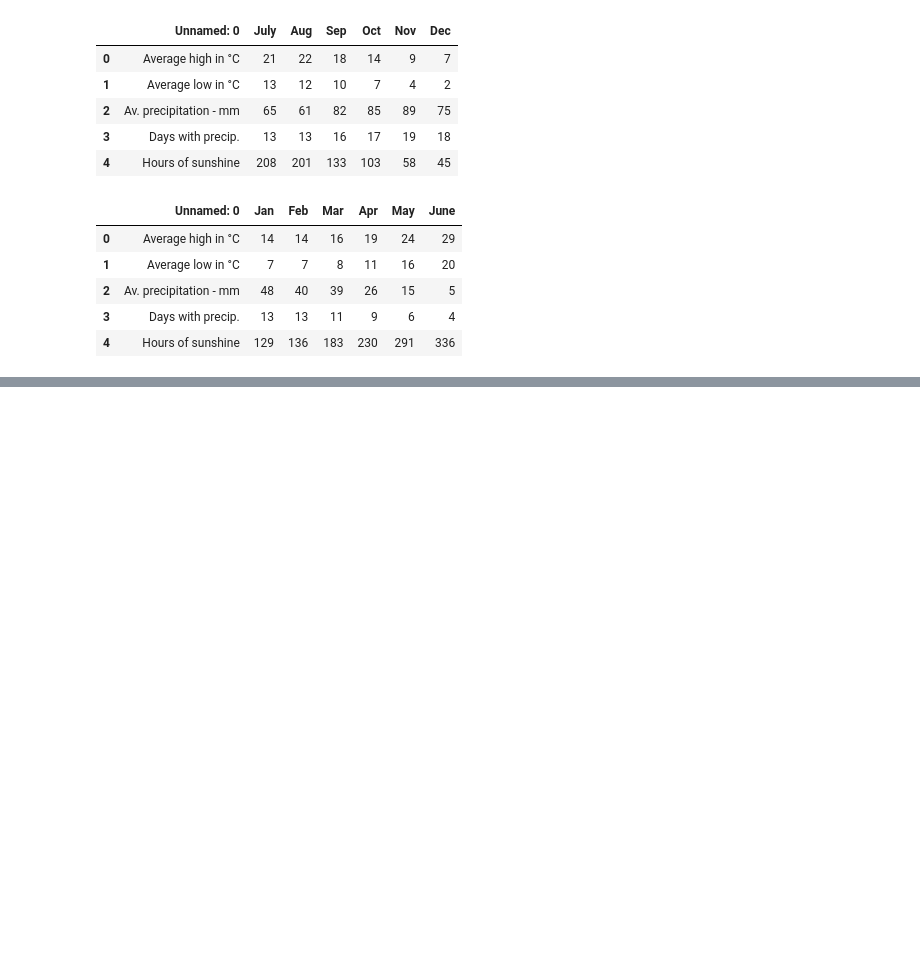
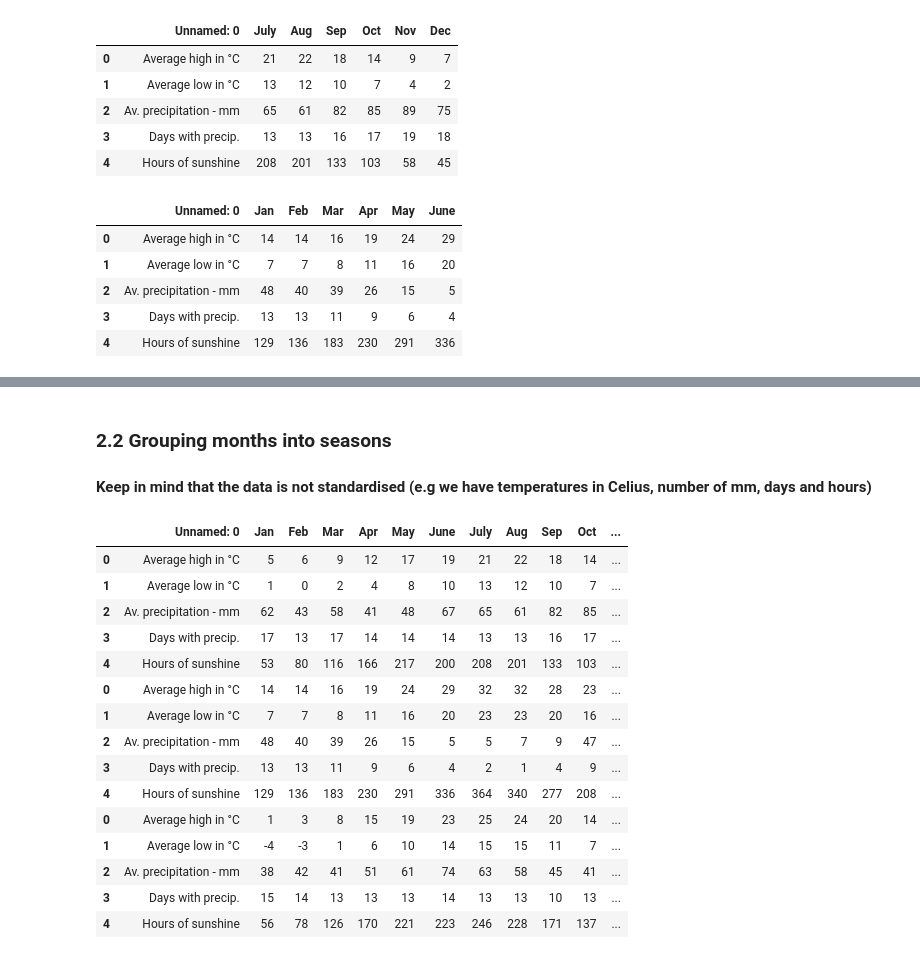
Before and after one commit to robertbozsik/city-recommender, a Jupyter notebook: notebooks/Scraping_climatedata.ipynb, the cells around one changed output, grey strips where cells are left out. Cells and saved outputs as stored; diff of their text form; code cells hidden in the pictures; blank space fills up the shorter version.

```diff
--- a/notebooks/Scraping_climatedata.ipynb
+++ b/notebooks/Scraping_climatedata.ipynb
@@ -53,0 +65,2 @@ athens2
+# %%
+test_dict = {'Amsterdam':'nlxx0002', 'Athens':'grxx0004', 'Vienna':'auxx0025'}
@@ -53,0 +91,2 @@ athens2
+# %%
+test_weather = get_data(test_dict)
@@ -53,0 +147,23 @@ athens2
+# %% [markdown]
+### 2.2 Grouping months into seasons
+
+#### Keep in mind that the data is not standardised (e.g we have temperatures in Celius, number of mm, days and hours)
+# %%
+test_weather
+# %% [output]
+|  | Unnamed: 0 | Jan | Feb | Mar | Apr | May | June | July | Aug | Sep | Oct | ... |
+| 0 | Average high in °C | 5 | 6 | 9 | 12 | 17 | 19 | 21 | 22 | 18 | 14 | ... |
+| 1 | Average low in °C | 1 | 0 | 2 | 4 | 8 | 10 | 13 | 12 | 10 | 7 | ... |
+| 2 | Av. precipitation - mm | 62 | 43 | 58 | 41 | 48 | 67 | 65 | 61 | 82 | 85 | ... |
+| 3 | Days with precip. | 17 | 13 | 17 | 14 | 14 | 14 | 13 | 13 | 16 | 17 | ... |
+| 4 | Hours of sunshine | 53 | 80 | 116 | 166 | 217 | 200 | 208 | 201 | 133 | 103 | ... |
+| 0 | Average high in °C | 14 | 14 | 16 | 19 | 24 | 29 | 32 | 32 | 28 | 23 | ... |
+| 1 | Average low in °C | 7 | 7 | 8 | 11 | 16 | 20 | 23 | 23 | 20 | 16 | ... |
+| 2 | Av. precipitation - mm | 48 | 40 | 39 | 26 | 15 | 5 | 5 | 7 | 9 | 47 | ... |
+| 3 | Days with precip. | 13 | 13 | 11 | 9 | 6 | 4 | 2 | 1 | 4 | 9 | ... |
+| 4 | Hours of sunshine | 129 | 136 | 183 | 230 | 291 | 336 | 364 | 340 | 277 | 208 | ... |
+| 0 | Average high in °C | 1 | 3 | 8 | 15 | 19 | 23 | 25 | 24 | 20 | 14 | ... |
+| 1 | Average low in °C | -4 | -3 | 1 | 6 | 10 | 14 | 15 | 15 | 11 | 7 | ... |
+| 2 | Av. precipitation - mm | 38 | 42 | 41 | 51 | 61 | 74 | 63 | 58 | 45 | 41 | ... |
+| 3 | Days with precip. | 15 | 14 | 13 | 13 | 13 | 14 | 13 | 13 | 10 | 13 | ... |
+| 4 | Hours of sunshine | 56 | 78 | 126 | 170 | 221 | 223 | 246 | 228 | 171 | 137 | ... |
```
Also changed, not shown: parts of 24 cells of this notebook, 1 other file.
